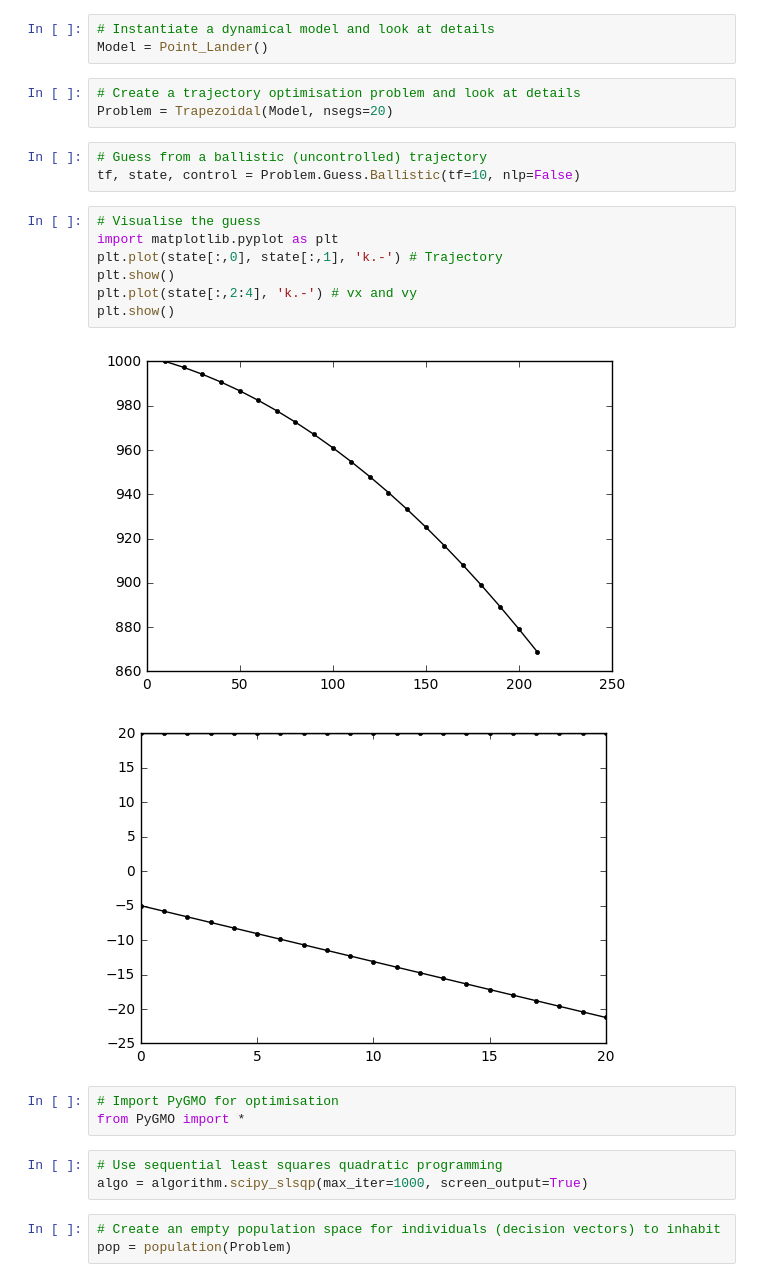
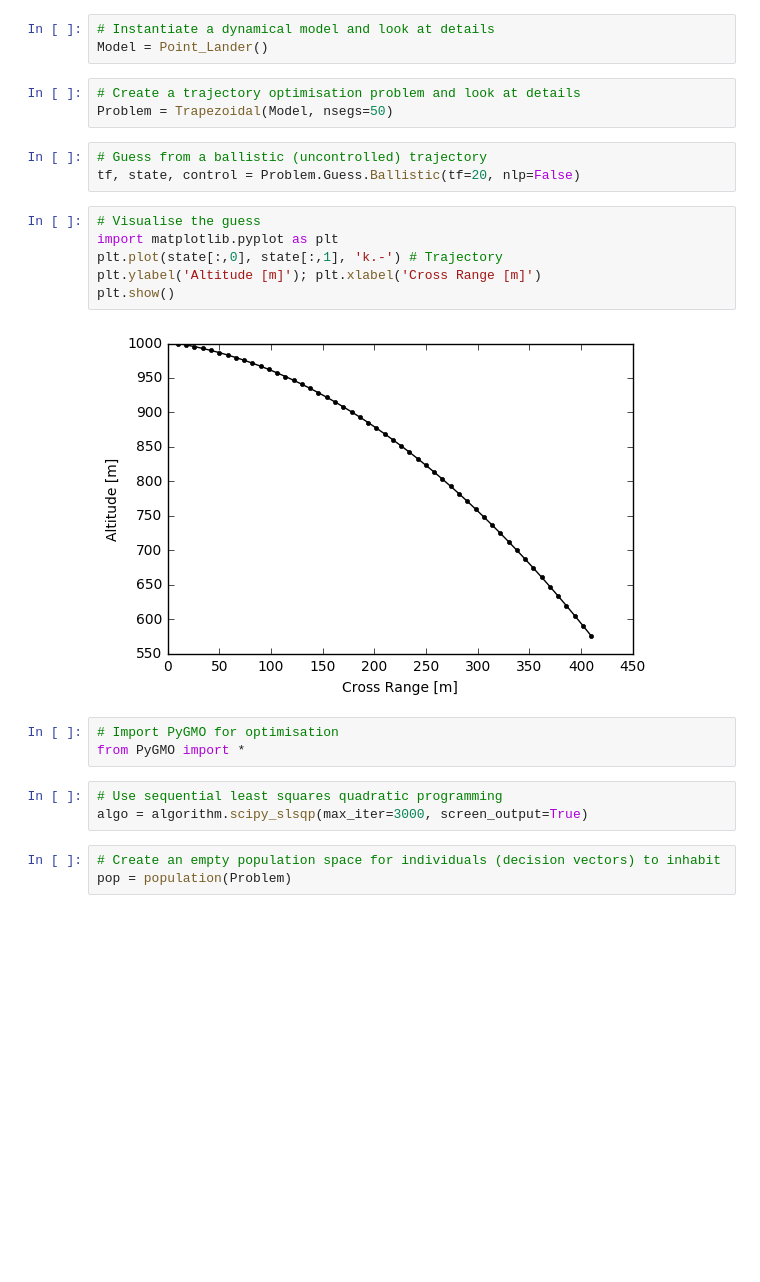
Before and after one commit to cisprague/Astro.IQ, a Jupyter notebook: src/Notebook/Guessing.ipynb, the cells around one changed output. Cells and saved outputs as stored; diff of their text form; blank space fills up the shorter version.

Commit message:
Added tutorial on ballistic guess to blog.

```diff
--- a/src/Notebook/Guessing.ipynb
+++ b/src/Notebook/Guessing.ipynb
@@ -12,26 +12,24 @@ from Optimisation import Trapezoidal
 Model = Point_Lander()
 # %%
 # Create a trajectory optimisation problem and look at details
-Problem = Trapezoidal(Model, nsegs=20)
+Problem = Trapezoidal(Model, nsegs=50)
 # %%
 # Guess from a ballistic (uncontrolled) trajectory
-tf, state, control = Problem.Guess.Ballistic(tf=10, nlp=False)
+tf, state, control = Problem.Guess.Ballistic(tf=20, nlp=False)
 # %%
 # Visualise the guess
 import matplotlib.pyplot as plt
 plt.plot(state[:,0], state[:,1], 'k.-') # Trajectory
+plt.ylabel('Altitude [m]'); plt.xlabel('Cross Range [m]')
 plt.show()
-plt.plot(state[:,2:4], 'k.-') # vx and vy
-plt.show()
 # %% [output]
-[figure, old version]
+[figure, new version]
-[figure, removed]
 # %%
 # Import PyGMO for optimisation
 from PyGMO import *
 # %%
 # Use sequential least squares quadratic programming
-algo = algorithm.scipy_slsqp(max_iter=1000, screen_output=True)
+algo = algorithm.scipy_slsqp(max_iter=3000, screen_output=True)
 # %%
 # Create an empty population space for individuals (decision vectors) to inhabit
 pop = population(Problem)
```
Also changed, not shown: parts of 6 cells of this notebook, 13 other files.
